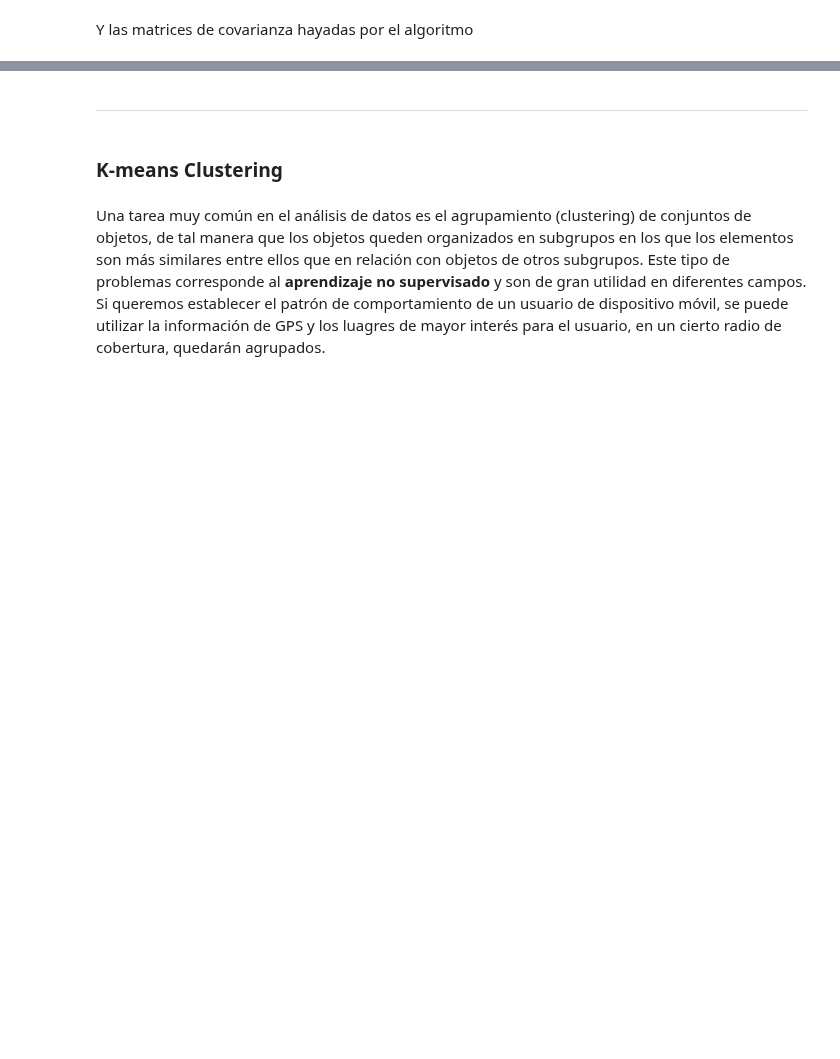
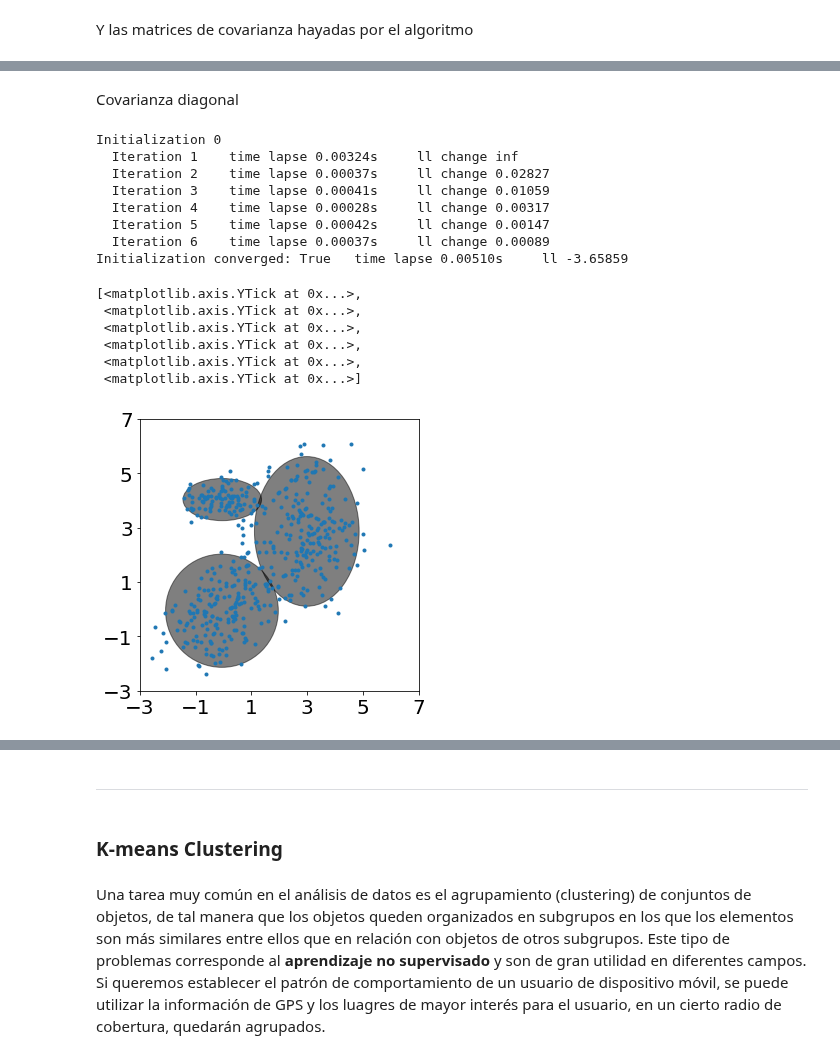
Before and after one commit to jdariasl/ML_IntroductoryCourse, a Jupyter notebook: Clase 04 - Modelos de Mezclas de Gausianas - Aprendizaje no supervisado.ipynb, the cells around one changed output, grey strips where cells are left out. Drawn from its saved outputs; the diff is of its cells as text; code cells hidden in the pictures; blank space fills up the shorter version.

```diff
--- a/Clase 04 - Modelos de Mezclas de Gausianas - Aprendizaje no supervisado.ipynb
+++ b/Clase 04 - Modelos de Mezclas de Gausianas - Aprendizaje no supervisado.ipynb
@@ -284,0 +307,32 @@ print cov_lst
+# %% [markdown]
+Covarianza diagonal
+# %%
+#Expectation-Maximization of Mixture of Gaussians
+gmm = GaussianMixture(n_components=3, covariance_type='diag', max_iter=100, verbose=2, verbose_interval=1)
+gmm.fit(X)
+fig, ax = plt.subplots(figsize=(5,5))
+ax = plt.subplot(111)
+ax.plot(X[:,0], X[:,1], '.')
+
+for i in range(3):
+    plot_ellipse(ax,gmm.means_[i,:],np.diag(gmm.covariances_[i,:]).reshape(2,2))
+ax.set_xlim(-3, 7)
+ax.set_ylim(-3, 7)
+ax.set_xticks(np.arange(-3,8,2))
+ax.set_yticks(np.arange(-3,8,2))
+# %% [output]
+Initialization 0
+  Iteration 1    time lapse 0.00324s     ll change inf
+  Iteration 2    time lapse 0.00037s     ll change 0.02827
+  Iteration 3    time lapse 0.00041s     ll change 0.01059
+  Iteration 4    time lapse 0.00028s     ll change 0.00317
+  Iteration 5    time lapse 0.00042s     ll change 0.00147
+  Iteration 6    time lapse 0.00037s     ll change 0.00089
+Initialization converged: True   time lapse 0.00510s     ll -3.65859
+[<matplotlib.axis.YTick at 0x...>,
+ <matplotlib.axis.YTick at 0x...>,
+ <matplotlib.axis.YTick at 0x...>,
+ <matplotlib.axis.YTick at 0x...>,
+ <matplotlib.axis.YTick at 0x...>,
+ <matplotlib.axis.YTick at 0x...>]
+[figure, added]
```
Also changed, not shown: parts of 19 cells of this notebook, 3 other files.
